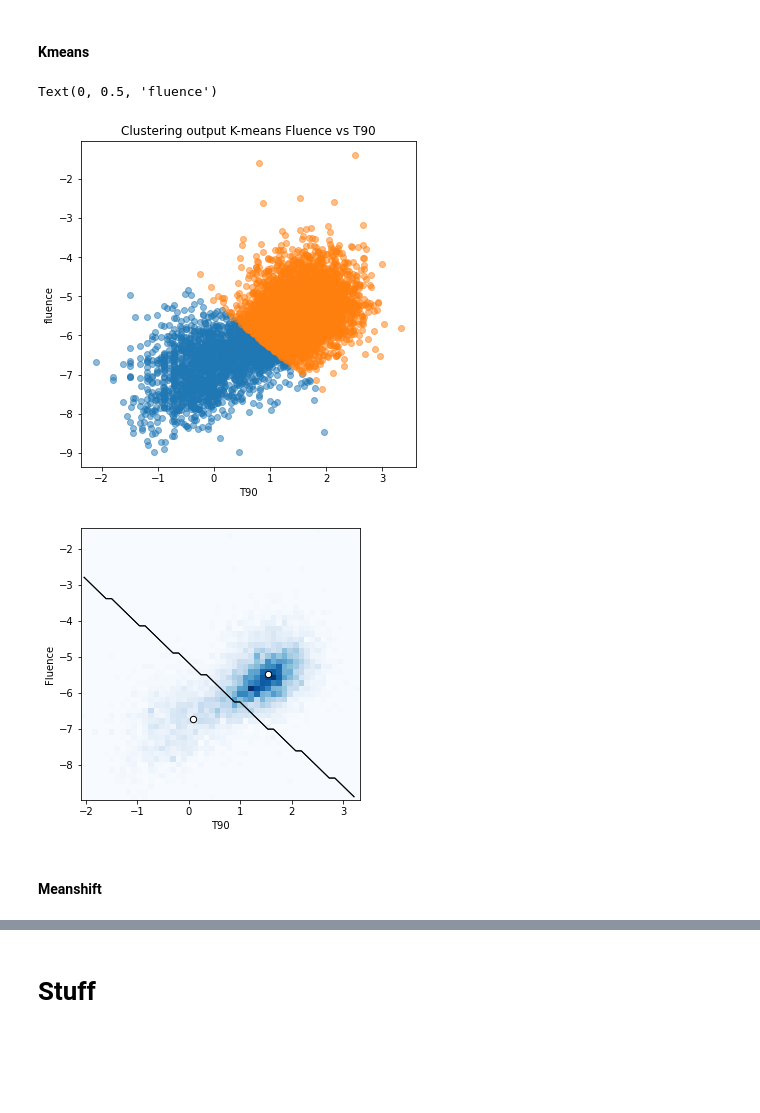
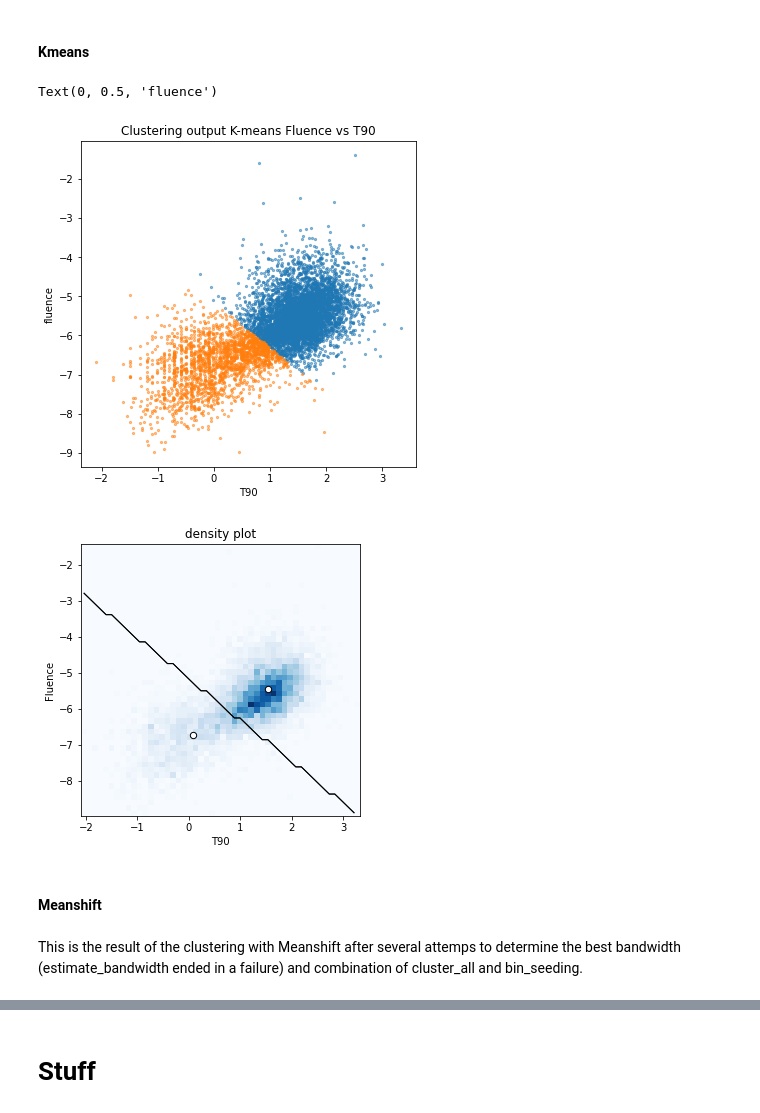
Before and after one commit to ludovicobizzarri/astrostatistics_bicocca_2024, a Jupyter notebook: working/Lesson 14/Gamma Ray Burst.ipynb, the cells around one changed output, grey strips where cells are left out. Saved outputs shown, nothing was run; the diff lists cells and outputs as text; code cells hidden in the pictures; blank space fills up the shorter version.

Commit message:
Improved Meanshift and error analysis

```diff
--- a/working/Lesson 14/Gamma Ray Burst.ipynb
+++ b/working/Lesson 14/Gamma Ray Burst.ipynb
@@ -285,7 +317,7 @@ fig = plt.figure(figsize=(6,6))
 # plot the data color-coded by cluster id
 for ii in range(int(labels.max())+1):
     plt.scatter(X_T90_F[labels==ii,0], X_T90_F[labels==ii,1],
-                color='C%i'%ii,alpha=0.5)
+                color='C%i'%ii,alpha=0.5,s=5)
 
 plt.title('Clustering output K-means Fluence vs T90')
 #plt.xscale('log')
@@ -294,7 +326,7 @@ plt.xlabel('T90')
 plt.ylabel('fluence')
 # %% [output]
 Text(0, 0.5, 'fluence')
-[figure, old version]
+[figure, new version]
 # %%
 # Make some plots
 fig = plt.figure(figsize=(5, 5))
@@ -317,36 +349,39 @@ ax.scatter(cluster_centers[:, 0], cluster_centers[:, 1],
            s=40, c='w', edgecolors='k')
 
 # plot cluster boundaries
 x_centers = 0.5 * (xedges[1:] + xedges[:-1])
 y_centers = 0.5 * (yedges[1:] + yedges[:-1])
 
 Xgrid = np.meshgrid(x_centers, y_centers)
 Xgrid = np.array(Xgrid).reshape((2, 50 * 50)).T
 
 H = clf.predict(Xgrid).reshape((50, 50))
 
 for i in range(n_clusters):
     Hcp = H.copy()
     flag = (Hcp == i)
     Hcp[flag] = 1
     Hcp[~flag] = 0
 
     ax.contour(x_centers, y_centers, Hcp, [-0.5, 0.5],
                linewidths=1, colors='k')
 
     H = clf.predict(Xgrid).reshape((50, 50))
 
 ax.set_xlim(xedges[0], xedges[-1])
 ax.set_ylim(yedges[0], yedges[-1])
 
 ax.set_xlabel('T90')
 ax.set_ylabel('Fluence')
+ax.set_title('density plot')
 
 plt.show()
 # %% [output]
-[figure, old version]
+[figure, new version]
 # %% [markdown]
 #### Meanshift
+# %% [markdown]
+This is the result of the clustering with Meanshift after several attemps to determine the best bandwidth (estimate_bandwidth ended in a failure) and combination of cluster_all and bin_seeding.
 # %%
 # Meanshift
 
```
Also changed, not shown: parts of 26 cells of this notebook.
